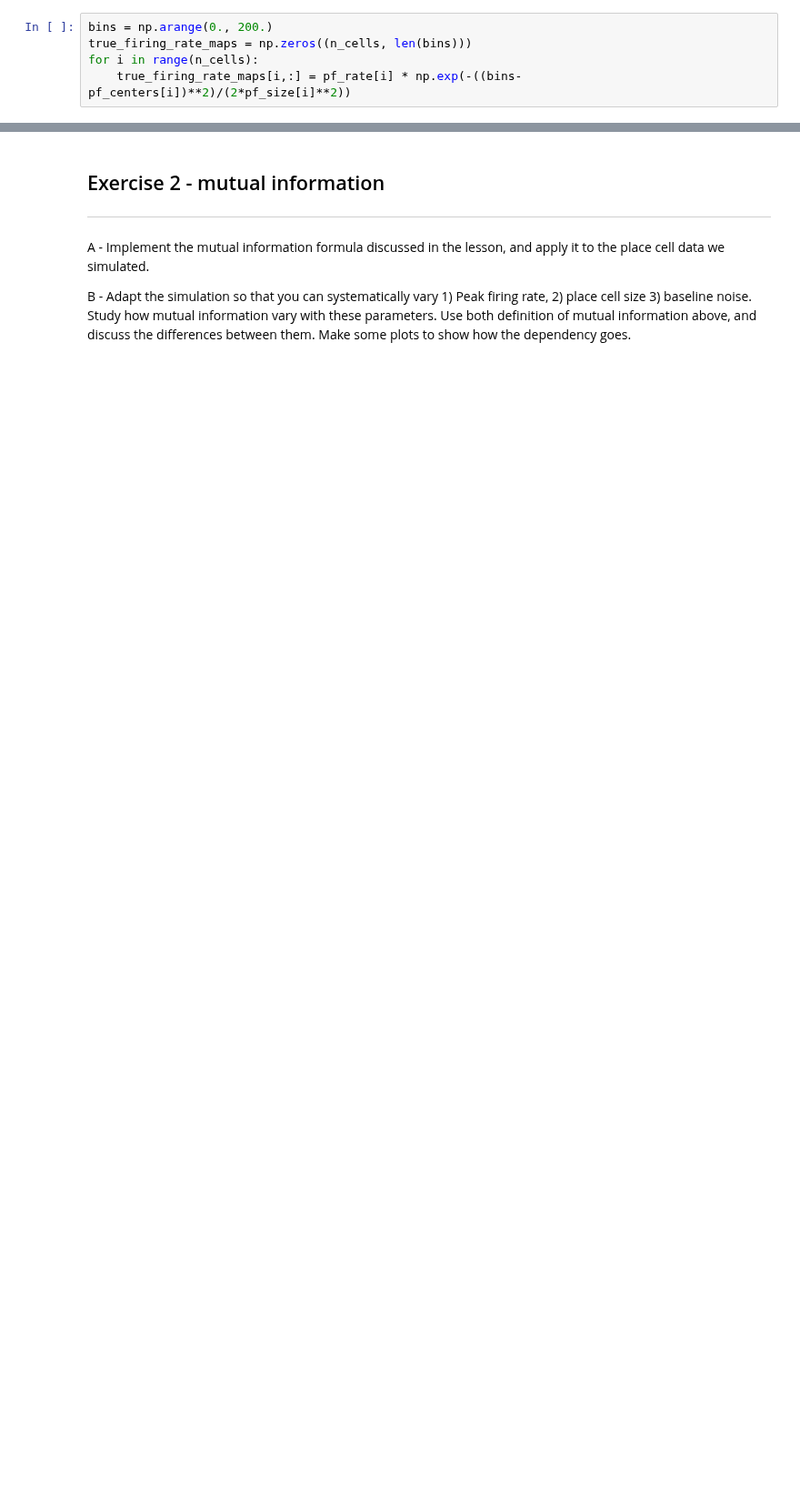
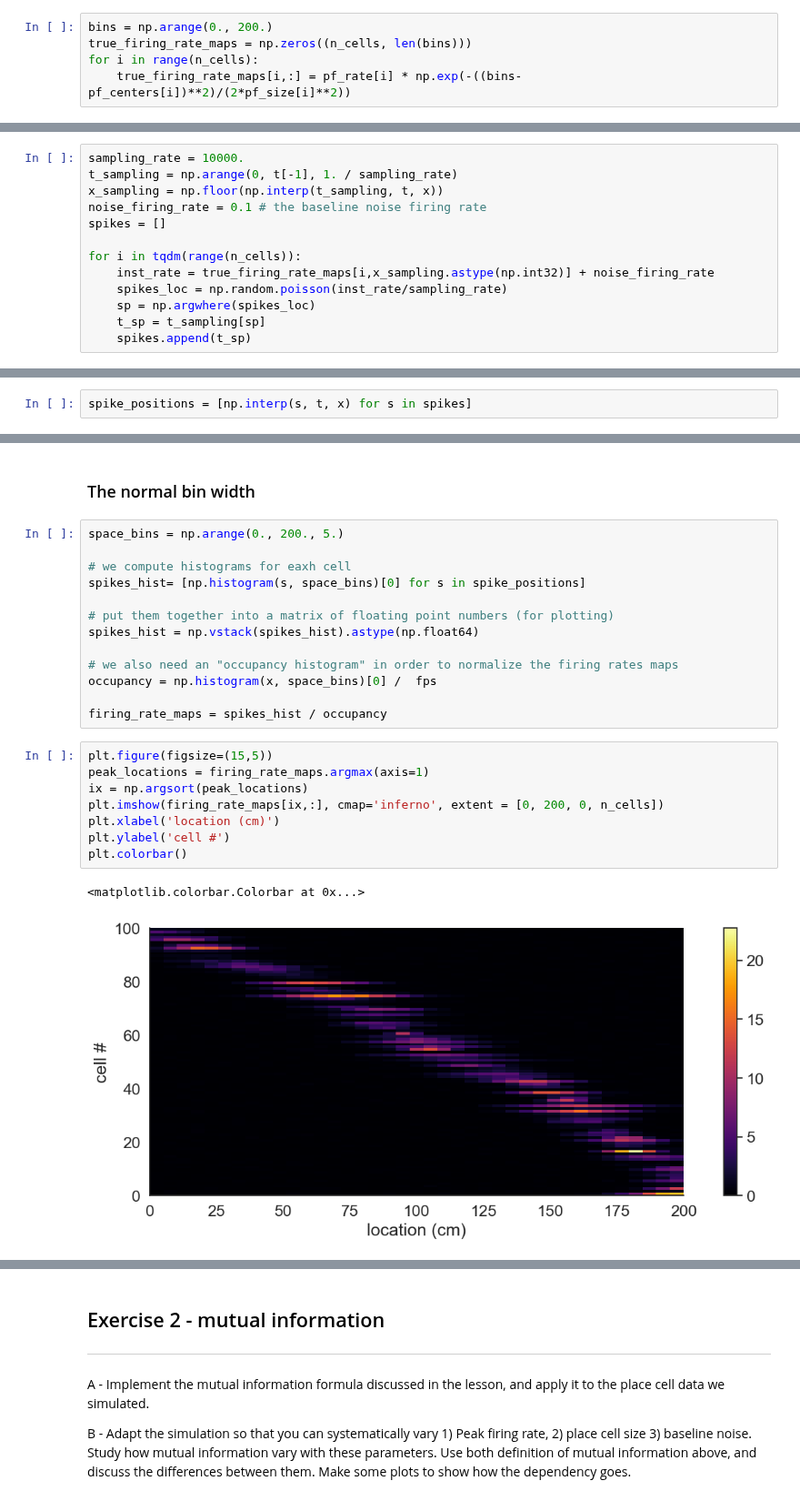
Before and after one commit to EvaMare/Neuro_Analysis, a Jupyter notebook: 2-single-cell-analysis-master/01-tuning-curves/Module_2a_exercises.ipynb, the cells around one changed output, grey strips where cells are left out. Shown at 91% size. Saved outputs shown, nothing was run; the diff lists cells and outputs as text; blank space fills up the shorter version.

```diff
--- a/2-single-cell-analysis-master/01-tuning-curves/Module_2a_exercises.ipynb
+++ b/2-single-cell-analysis-master/01-tuning-curves/Module_2a_exercises.ipynb
@@ -148,0 +169,13 @@ for i in range(n_cells):
+# %%
+sampling_rate = 10000.
+t_sampling = np.arange(0, t[-1], 1. / sampling_rate)
+x_sampling = np.floor(np.interp(t_sampling, t, x))
+noise_firing_rate = 0.1 # the baseline noise firing rate
+spikes = []
+
+for i in tqdm(range(n_cells)):
+    inst_rate = true_firing_rate_maps[i,x_sampling.astype(np.int32)] + noise_firing_rate
+    spikes_loc = np.random.poisson(inst_rate/sampling_rate)
+    sp = np.argwhere(spikes_loc)
+    t_sp = t_sampling[sp]
+    spikes.append(t_sp)
@@ -148,0 +194,2 @@ for i in range(n_cells):
+# %%
+spike_positions = [np.interp(s, t, x) for s in spikes]
@@ -148,0 +200,26 @@ for i in range(n_cells):
+# %% [markdown]
+### The normal bin width
+# %%
+space_bins = np.arange(0., 200., 5.)
+
+# we compute histograms for eaxh cell
+spikes_hist= [np.histogram(s, space_bins)[0] for s in spike_positions]
+
+# put them together into a matrix of floating point numbers (for plotting)
+spikes_hist = np.vstack(spikes_hist).astype(np.float64)
+
+# we also need an "occupancy histogram" in order to normalize the firing rates maps
+occupancy = np.histogram(x, space_bins)[0] /  fps
+
+firing_rate_maps = spikes_hist / occupancy
+# %%
+plt.figure(figsize=(15,5))
+peak_locations = firing_rate_maps.argmax(axis=1)
+ix = np.argsort(peak_locations)
+plt.imshow(firing_rate_maps[ix,:], cmap='inferno', extent = [0, 200, 0, n_cells])
+plt.xlabel('location (cm)')
+plt.ylabel('cell #')
+plt.colorbar()
+# %% [output]
+<matplotlib.colorbar.Colorbar at 0x...>
+[figure, added]
```
Also changed, not shown: parts of 25 cells of this notebook.
